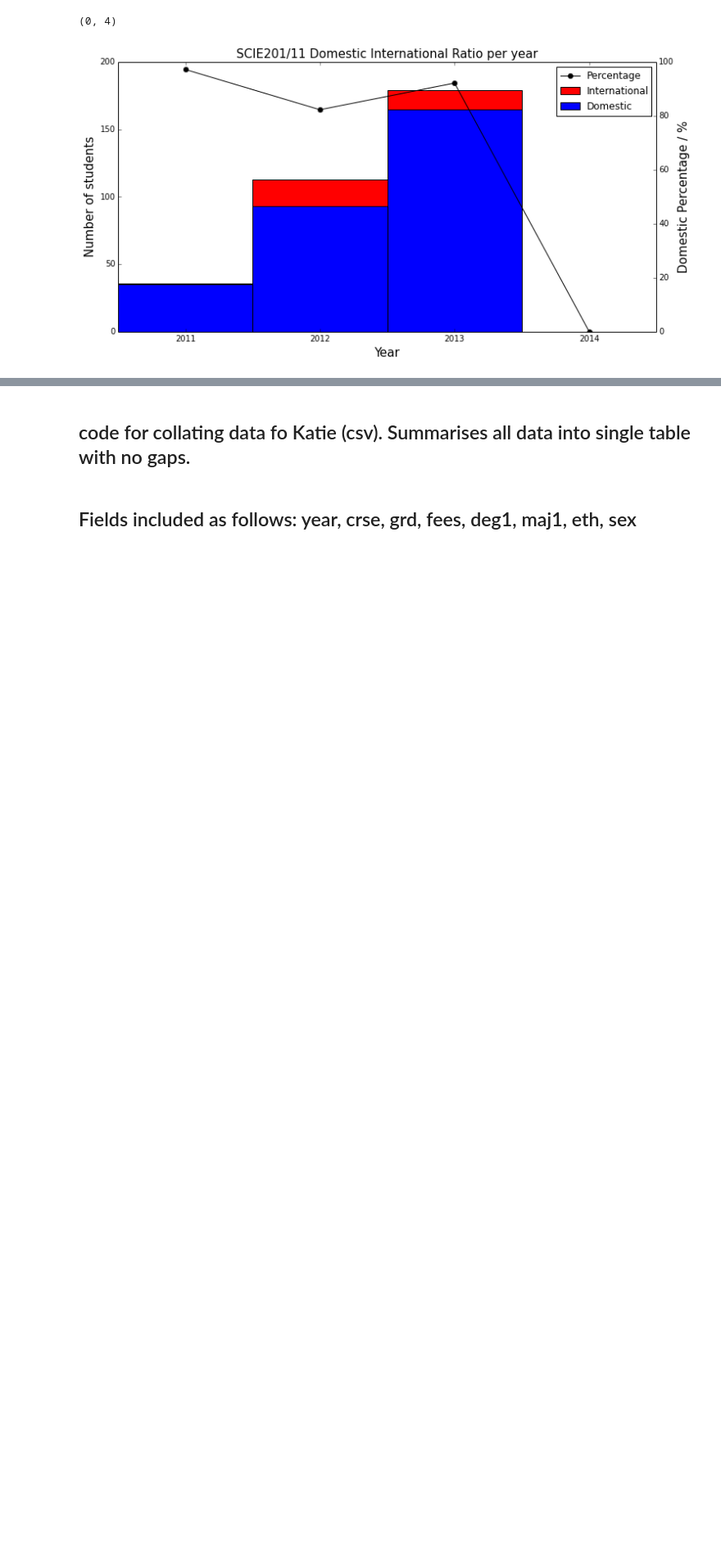
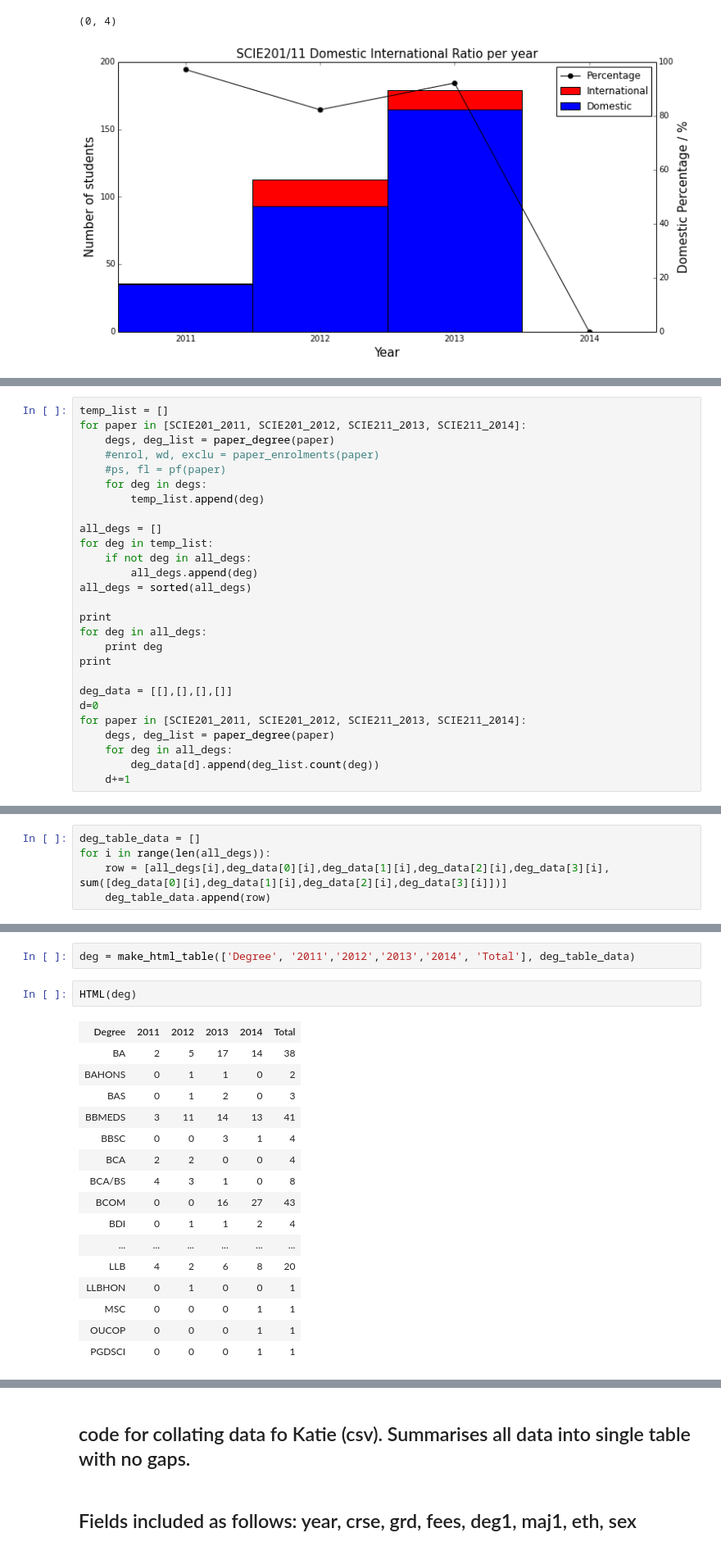
Before and after one commit to kaiwhata/Grade_analysis, a Jupyter notebook: SCIE211_grade_tools.ipynb, the cells around one changed output, grey strips where cells are left out. Shown at 82% size. Saved outputs shown, nothing was run; the diff lists cells and outputs as text; blank space fills up the shorter version.

```diff
--- a/SCIE211_grade_tools.ipynb
+++ b/SCIE211_grade_tools.ipynb
@@ -915,0 +1034,27 @@ ax.set_xlim(0,4)
+# %%
+temp_list = []
+for paper in [SCIE201_2011, SCIE201_2012, SCIE211_2013, SCIE211_2014]:
+    degs, deg_list = paper_degree(paper)
+    #enrol, wd, exclu = paper_enrolments(paper)
+    #ps, fl = pf(paper)
+    for deg in degs:
+        temp_list.append(deg)
+
+all_degs = []
+for deg in temp_list:
+    if not deg in all_degs:
+        all_degs.append(deg)
+all_degs = sorted(all_degs)
+
+print
+for deg in all_degs:
+    print deg
+print
+
+deg_data = [[],[],[],[]]
+d=0
+for paper in [SCIE201_2011, SCIE201_2012, SCIE211_2013, SCIE211_2014]:
+    degs, deg_list = paper_degree(paper)
+    for deg in all_degs:
+        deg_data[d].append(deg_list.count(deg))
+    d+=1
@@ -915,0 +1079,5 @@ ax.set_xlim(0,4)
+# %%
+deg_table_data = []
+for i in range(len(all_degs)):
+    row = [all_degs[i],deg_data[0][i],deg_data[1][i],deg_data[2][i],deg_data[3][i], sum([deg_data[0][i],deg_data[1][i],deg_data[2][i],deg_data[3][i]])]
+    deg_table_data.append(row)
@@ -915,0 +1086,21 @@ ax.set_xlim(0,4)
+# %%
+deg = make_html_table(['Degree', '2011','2012','2013','2014', 'Total'], deg_table_data)
+# %%
+HTML(deg)
+# %% [output]
+| Degree | 2011 | 2012 | 2013 | 2014 | Total |
+| BA | 2 | 5 | 17 | 14 | 38 |
+| BAHONS | 0 | 1 | 1 | 0 | 2 |
+| BAS | 0 | 1 | 2 | 0 | 3 |
+| BBMEDS | 3 | 11 | 14 | 13 | 41 |
+| BBSC | 0 | 0 | 3 | 1 | 4 |
+| BCA | 2 | 2 | 0 | 0 | 4 |
+| BCA/BS | 4 | 3 | 1 | 0 | 8 |
+| BCOM | 0 | 0 | 16 | 27 | 43 |
+| BDI | 0 | 1 | 1 | 2 | 4 |
+| ... | ... | ... | ... | ... | ... |
+| LLB | 4 | 2 | 6 | 8 | 20 |
+| LLBHON | 0 | 1 | 0 | 0 | 1 |
+| MSC | 0 | 0 | 0 | 1 | 1 |
+| OUCOP | 0 | 0 | 0 | 1 | 1 |
+| PGDSCI | 0 | 0 | 0 | 1 | 1 |
```
Also changed, not shown: parts of 30 cells of this notebook.
